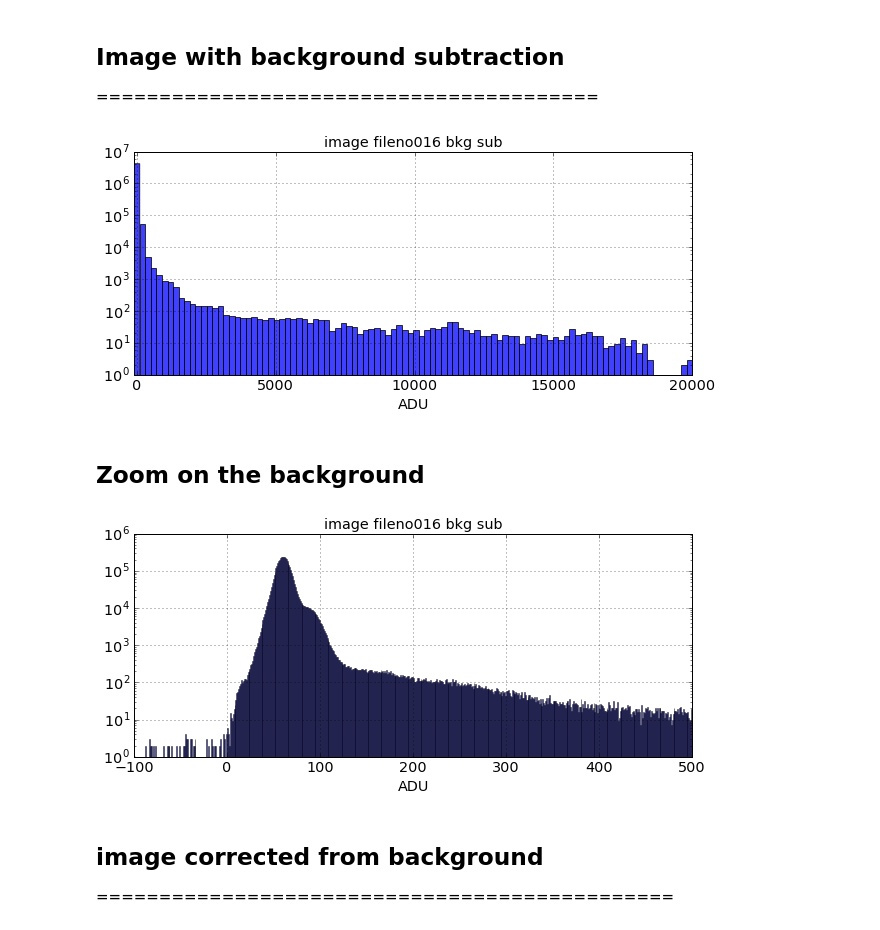
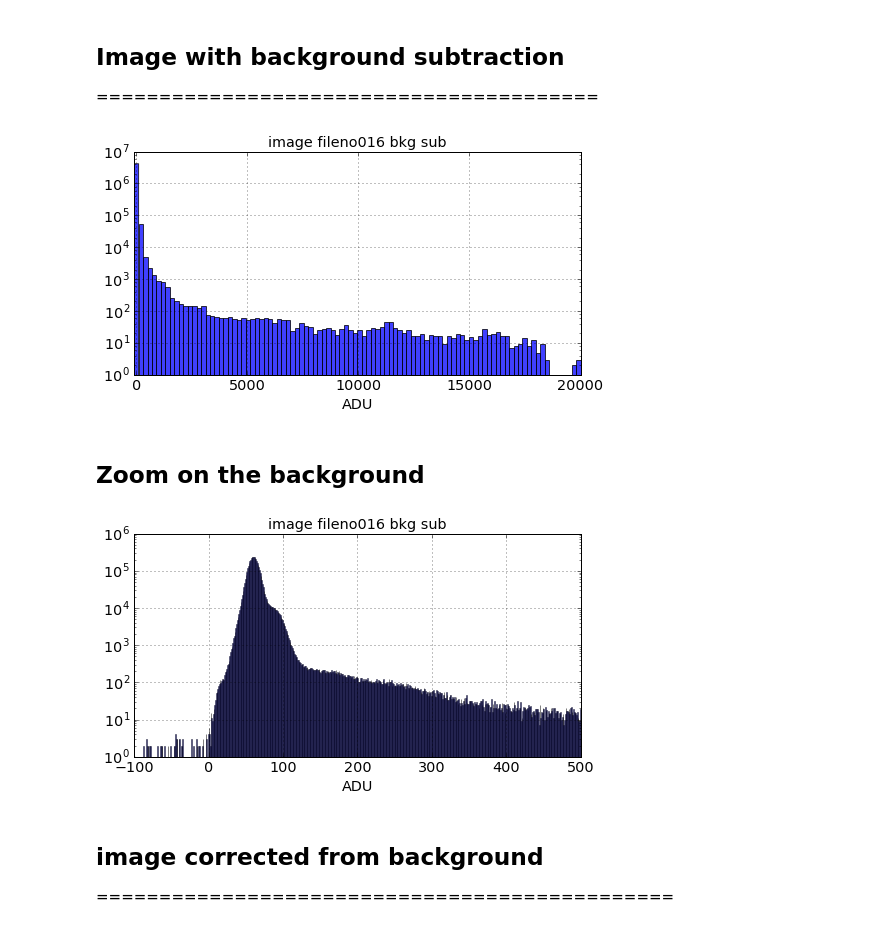
Before and after one commit to sylvielsstfr/CTIOAna2016, a Jupyter notebook: notebooks/Slide_FirstSpectrum.ipynb, the cells around one changed output. Cells and saved outputs as stored; diff of their text form; code cells hidden in the pictures.

```diff
--- a/notebooks/Slide_FirstSpectrum.ipynb
+++ b/notebooks/Slide_FirstSpectrum.ipynb
@@ -256,20 +256,17 @@ PedestalShift=60
 ccd_bgsub=ccd - bkg.background+PedestalShift
 # %%
 title='image '+object_name+' bkg sub'
-fig = plt.figure(figsize=(10,4))
-ax = fig.add_subplot(111)
+fig = plt.figure(figsize=(8,4)) ; ax = fig.add_subplot(111)
 ccd_bgsub_flat=ccd_bgsub.flatten()
 plt.hist(ccd_bgsub_flat,bins=100,range=(-100,20000.),facecolor='blue', alpha=0.75);
-ax.set_title(title) ; ax.set_xlabel('ADU') ; ax.grid(True)
-plt.yscale('log'); plt.xlim(-100,20000)
-plt.show()
+ax.set_title(title) ; ax.set_xlabel('ADU') ; ax.grid(True) ; plt.yscale('log'); plt.xlim(-100,20000) ; plt.show()
 # %% [output]
-[figure, old version]
+[figure, new version]
 # %% [markdown]
 ## Zoom on the background
 # %%
 title='image '+object_name+' bkg sub'
-fig = plt.figure(figsize=(10,4))
+fig = plt.figure(figsize=(8,4))
 ax = fig.add_subplot(111)
 ccd_bgsub_flat=ccd_bgsub.flatten()
 plt.hist(ccd_bgsub_flat,bins=600,range=(-100,500.),facecolor='blue', alpha=0.5);
@@ -277,7 +274,7 @@ ax.set_title(title) ; ax.set_xlabel('ADU') ; ax.grid(True)
 plt.yscale('log')
 plt.show()
 # %% [output]
-[figure, old version]
+[figure, new version]
 # %% [markdown]
 ## image corrected from background
 ==============================================
```
Also changed, not shown: parts of 31 cells of this notebook.
